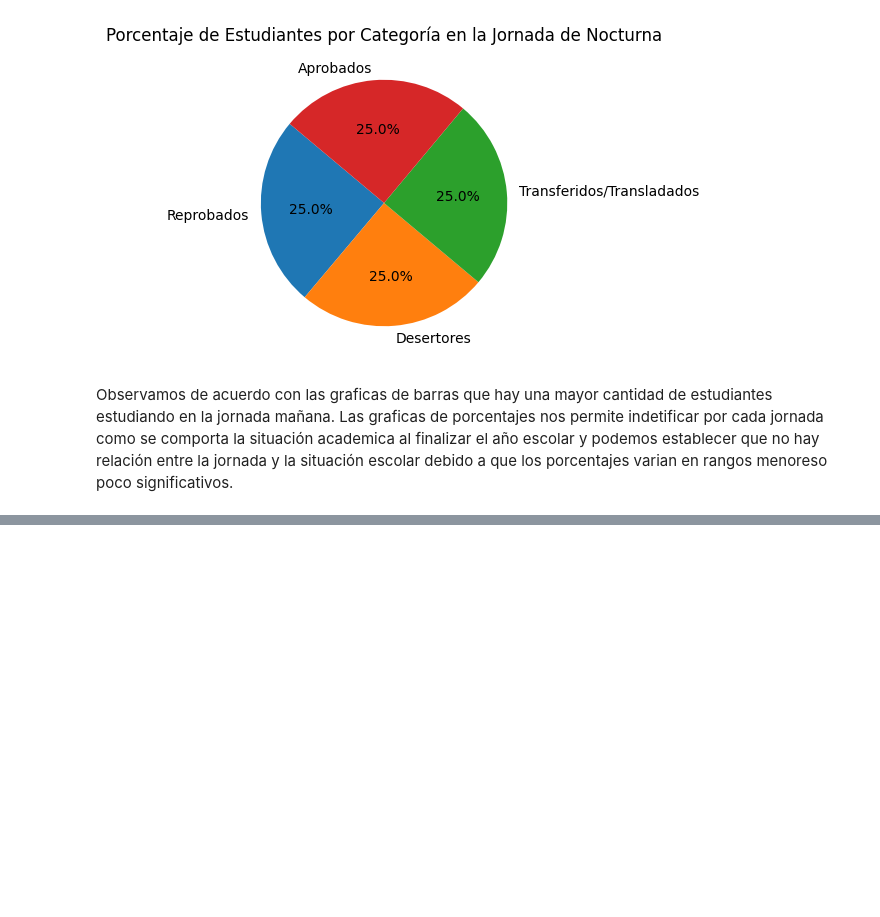
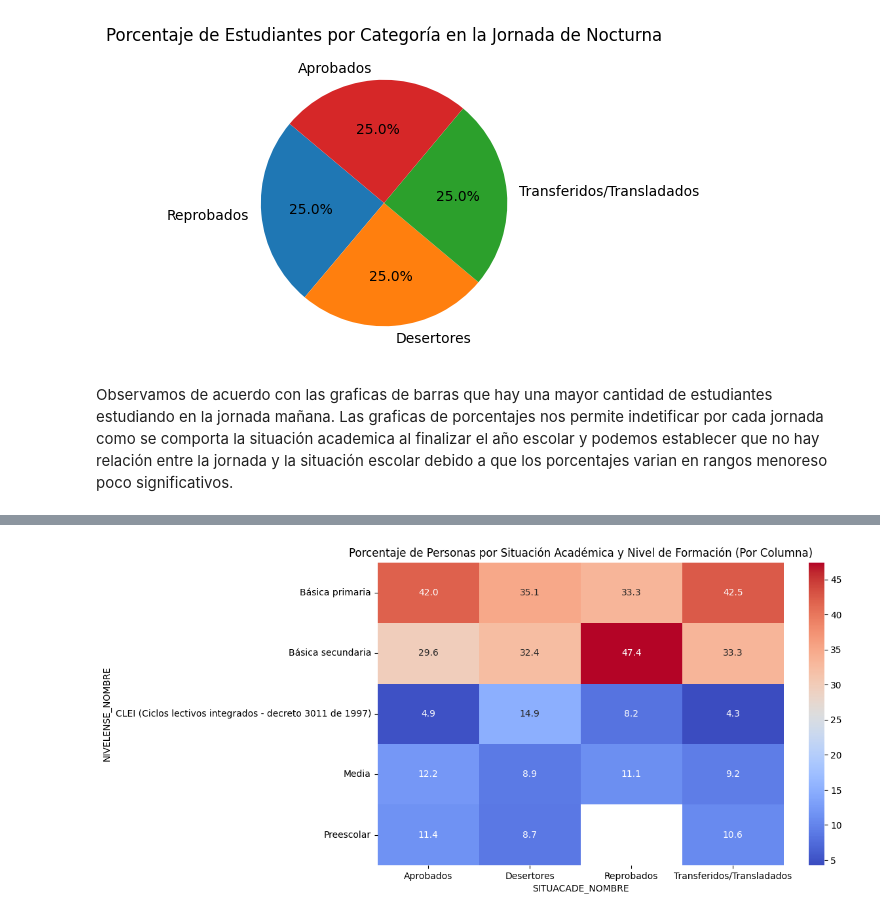
Before and after one commit to lcmartinez23/Proyecto-DS, a Jupyter notebook: ACTIVIDAD 2/TIC Y EDUCACION DATA.ipynb, the cells around one changed output, grey strips where cells are left out. Saved outputs shown, nothing was run; the diff lists cells and outputs as text; code cells hidden in the pictures; blank space fills up the shorter version.

```diff
--- a/ACTIVIDAD 2/TIC Y EDUCACION DATA.ipynb
+++ b/ACTIVIDAD 2/TIC Y EDUCACION DATA.ipynb
@@ -384,0 +495,13 @@ Las graficas de porcentajes nos permite indetificar por cada jornada como se com
+# %%
+pivot_table = df.pivot_table(index='NIVELENSE_NOMBRE', columns='SITUACADE_NOMBRE', values='total', aggfunc='sum')
+
+
+total_por_columna = pivot_table.sum(axis=0)
+percentage_pivot_table = pivot_table.div(total_por_columna, axis='columns') * 100
+plt.figure(figsize=(10, 6))
+sns.heatmap(percentage_pivot_table, annot=True, cmap='coolwarm', fmt=".1f")
+plt.title('Porcentaje de Personas por Situación Académica y Nivel de Formación (Por Columna)')
+
+plt.show()
+# %% [output]
+[figure, added]
```
Also changed, not shown: parts of 8 cells of this notebook.
